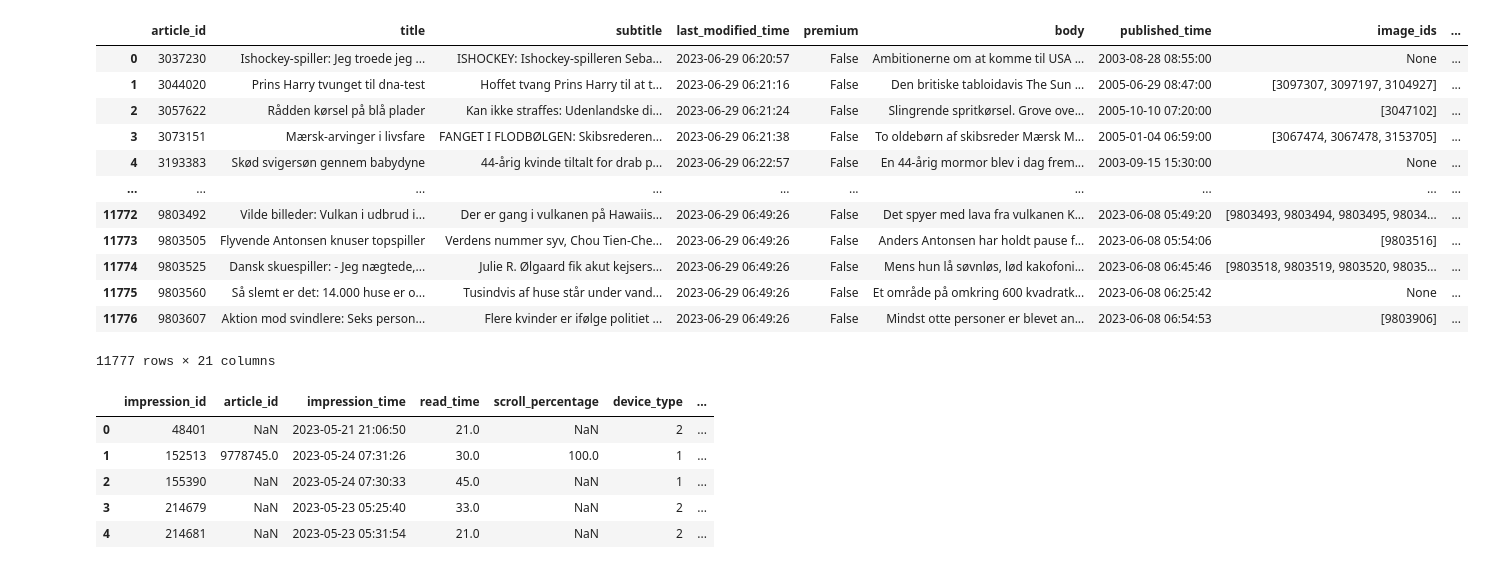
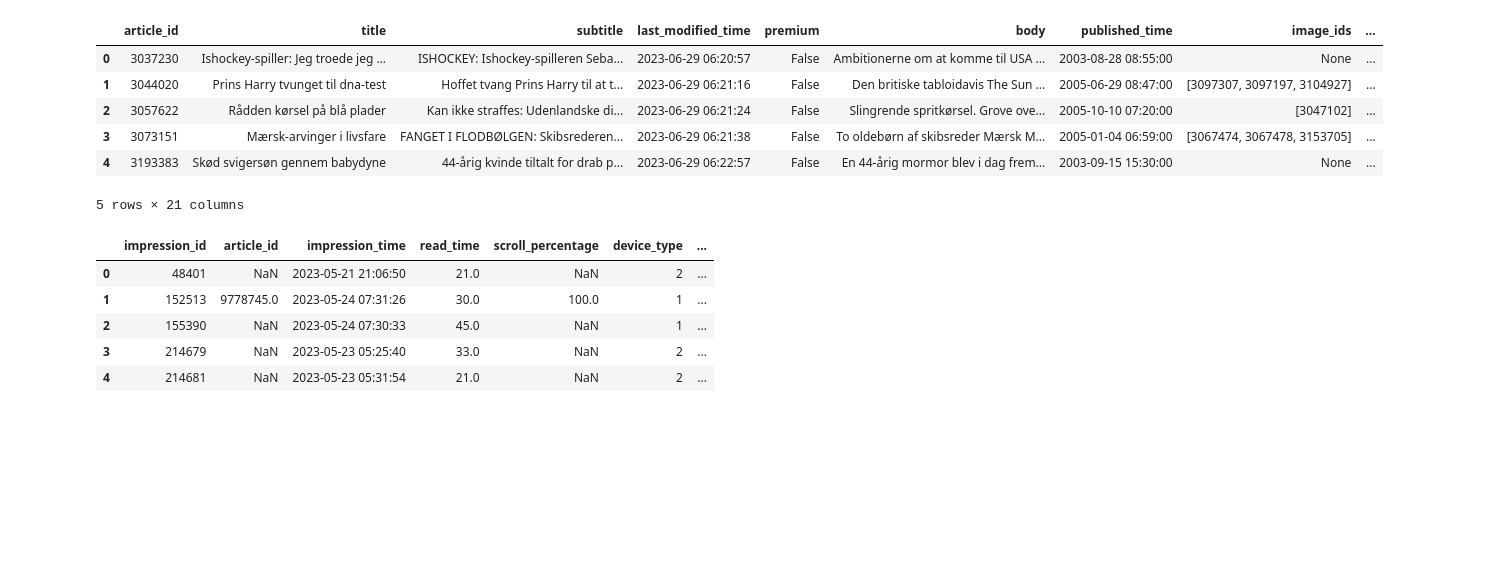
Before and after one commit to IvoBrink/RecSys-PP-Rec, a Jupyter notebook: data/Challenge/ebnerd_original/reformat_data.ipynb, the cells around one changed output. Saved outputs shown, nothing was run; the diff lists cells and outputs as text; code cells hidden in the pictures; blank space fills up the shorter version.

```diff
--- a/data/Challenge/ebnerd_original/reformat_data.ipynb
+++ b/data/Challenge/ebnerd_original/reformat_data.ipynb
@@ -7,21 +7,15 @@ articles = pd.read_parquet('articles.parquet', engine='pyarrow')
 behaviors = pd.read_parquet('train/behaviors.parquet', engine='pyarrow')
 history = pd.read_parquet('train/history.parquet', engine='pyarrow')
 # %%
-articles
+articles.head()
 # %% [output]
 |  | article_id | title | subtitle | last_modified_time | premium | body | published_time | image_ids | ... |
 | 0 | 3037230 | Ishockey-spiller: Jeg troede jeg ... | ISHOCKEY: Ishockey-spilleren Seba... | 2023-06-29 06:20:57 | False | Ambitionerne om at komme til USA ... | 2003-08-28 08:55:00 | None | ... |
 | 1 | 3044020 | Prins Harry tvunget til dna-test | Hoffet tvang Prins Harry til at t... | 2023-06-29 06:21:16 | False | Den britiske tabloidavis The Sun ... | 2005-06-29 08:47:00 | [3097307, 3097197, 3104927] | ... |
 | 2 | 3057622 | Rådden kørsel på blå plader | Kan ikke straffes: Udenlandske di... | 2023-06-29 06:21:24 | False | Slingrende spritkørsel. Grove ove... | 2005-10-10 07:20:00 | [3047102] | ... |
 | 3 | 3073151 | Mærsk-arvinger i livsfare | FANGET I FLODBØLGEN: Skibsrederen... | 2023-06-29 06:21:38 | False | To oldebørn af skibsreder Mærsk M... | 2005-01-04 06:59:00 | [3067474, 3067478, 3153705] | ... |
 | 4 | 3193383 | Skød svigersøn gennem babydyne | 44-årig kvinde tiltalt for drab p... | 2023-06-29 06:22:57 | False | En 44-årig mormor blev i dag frem... | 2003-09-15 15:30:00 | None | ... |
-| ... | ... | ... | ... | ... | ... | ... | ... | ... | ... |
-| 11772 | 9803492 | Vilde billeder: Vulkan i udbrud i... | Der er gang i vulkanen på Hawaiis... | 2023-06-29 06:49:26 | False | Det spyer med lava fra vulkanen K... | 2023-06-08 05:49:20 | [9803493, 9803494, 9803495, 98034... | ... |
-| 11773 | 9803505 | Flyvende Antonsen knuser topspiller | Verdens nummer syv, Chou Tien-Che... | 2023-06-29 06:49:26 | False | Anders Antonsen har holdt pause f... | 2023-06-08 05:54:06 | [9803516] | ... |
-| 11774 | 9803525 | Dansk skuespiller: - Jeg nægtede,... | Julie R. Ølgaard fik akut kejsers... | 2023-06-29 06:49:26 | False | Mens hun lå søvnløs, lød kakofoni... | 2023-06-08 06:45:46 | [9803518, 9803519, 9803520, 98035... | ... |
-| 11775 | 9803560 | Så slemt er det: 14.000 huse er o... | Tusindvis af huse står under vand... | 2023-06-29 06:49:26 | False | Et område på omkring 600 kvadratk... | 2023-06-08 06:25:42 | None | ... |
-| 11776 | 9803607 | Aktion mod svindlere: Seks person... | Flere kvinder er ifølge politiet ... | 2023-06-29 06:49:26 | False | Mindst otte personer er blevet an... | 2023-06-08 06:54:53 | [9803906] | ... |
-11777 rows × 21 columns
+5 rows × 21 columns
 # %%
 behaviors.head()
 # %% [output]
```
Also changed, not shown: parts of 6 cells of this notebook, 2 other files.
